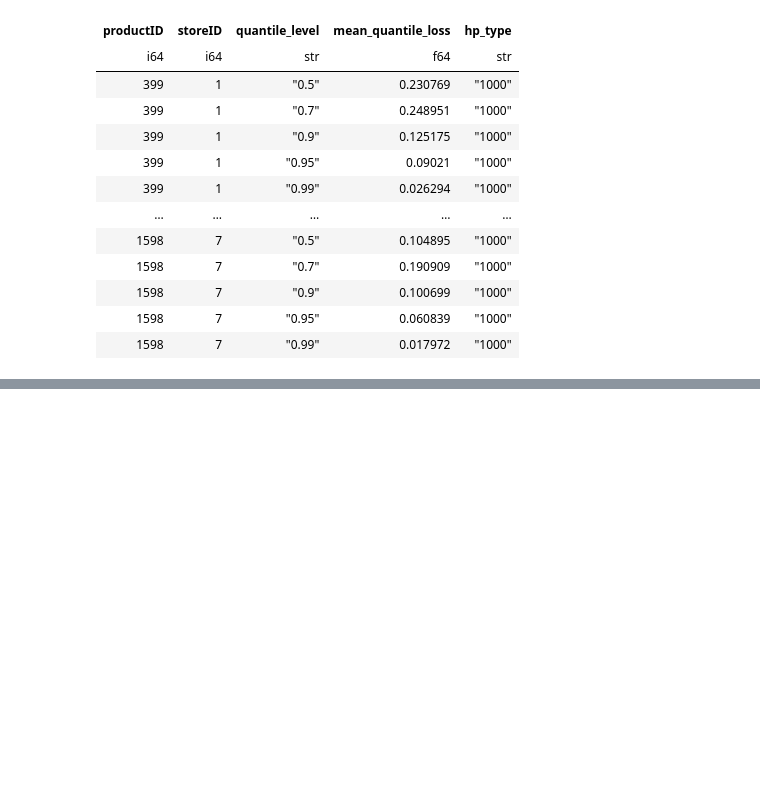
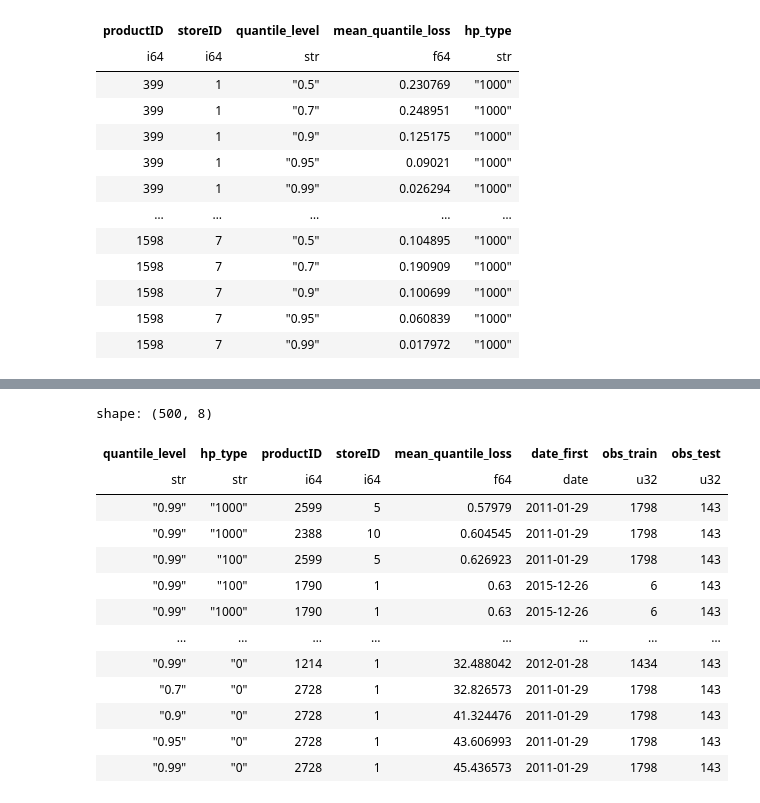
Before and after one commit to ivn23/bench-time, a Jupyter notebook: pipeline_test.ipynb, the cells around one changed output, grey strips where cells are left out. Saved outputs shown, nothing was run; the diff lists cells and outputs as text; code cells hidden in the pictures; blank space fills up the shorter version.

```diff
--- a/pipeline_test.ipynb
+++ b/pipeline_test.ipynb
@@ -702,0 +718,11 @@ shape: (5_000, 5)
+# %%
+top_outliers = (experiment_results
+ .with_columns(
+    pl.col('quantile_level').cast(pl.Utf8).alias('quantile_level'),
+    pl.col('hp_type').cast(str).alias('hp_type')
+)
+.sort(['quantile_level', 'hp_type', 'mean_quantile_loss'], descending=[False, False, True])
+.group_by(['quantile_level', 'hp_type'])
+.head(25))
+
+top_outliers
@@ -702,0 +744,10 @@ shape: (5_000, 5)
+# %%
+split_date = date(2016,1,1)
+train_summary=(df_clean
+ .group_by("storeID", "productID")
+ .agg([
+     pl.col("date").min().alias("date_first"),
+     pl.col("date").filter(pl.col("date") < split_date).count().alias("obs_train"),
+     pl.col("date").filter(pl.col("date") >= split_date).count().alias("obs_test")
+ ])
+ .sort("storeID", "productID"))
@@ -702,0 +774,21 @@ shape: (5_000, 5)
+# %%
+top_outliers.join(
+    train_summary,
+    on=["storeID", "productID"],
+    how="left"
+).sort("mean_quantile_loss")
+# %% [output]
+shape: (500, 8)
+| quantile_level | hp_type | productID | storeID | mean_quantile_loss | date_first | obs_train | obs_test |
+| str | str | i64 | i64 | f64 | date | u32 | u32 |
+| "0.99" | "1000" | 2599 | 5 | 0.57979 | 2011-01-29 | 1798 | 143 |
+| "0.99" | "1000" | 2388 | 10 | 0.604545 | 2011-01-29 | 1798 | 143 |
+| "0.99" | "100" | 2599 | 5 | 0.626923 | 2011-01-29 | 1798 | 143 |
+| "0.99" | "100" | 1790 | 1 | 0.63 | 2015-12-26 | 6 | 143 |
+| "0.99" | "1000" | 1790 | 1 | 0.63 | 2015-12-26 | 6 | 143 |
+| … | … | … | … | … | … | … | … |
+| "0.99" | "0" | 1214 | 1 | 32.488042 | 2012-01-28 | 1434 | 143 |
+| "0.7" | "0" | 2728 | 1 | 32.826573 | 2011-01-29 | 1798 | 143 |
+| "0.9" | "0" | 2728 | 1 | 41.324476 | 2011-01-29 | 1798 | 143 |
+| "0.95" | "0" | 2728 | 1 | 43.606993 | 2011-01-29 | 1798 | 143 |
+| "0.99" | "0" | 2728 | 1 | 45.436573 | 2011-01-29 | 1798 | 143 |
```
Also changed, not shown: parts of 4 cells of this notebook, 13 other files.
